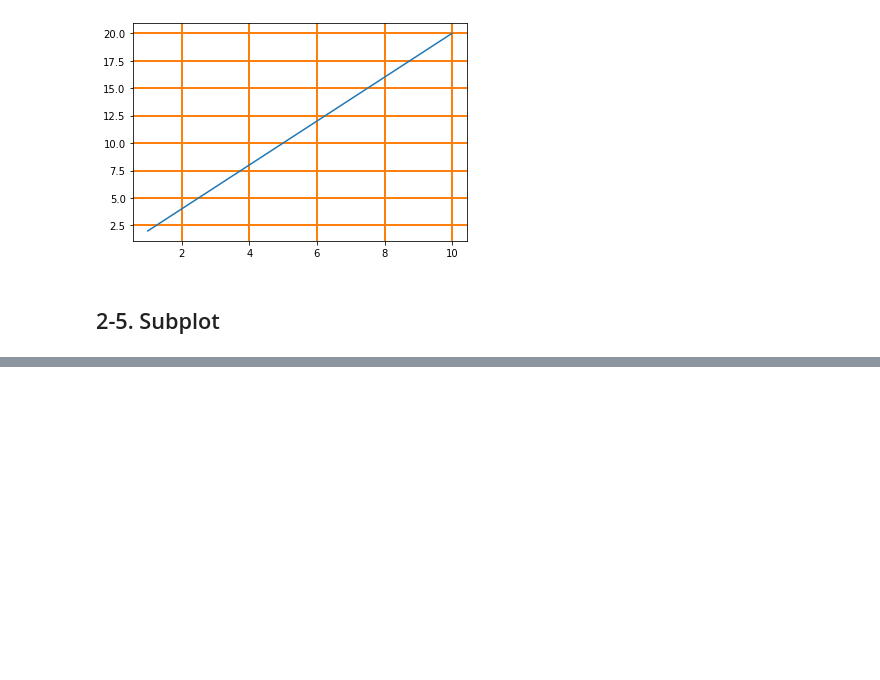
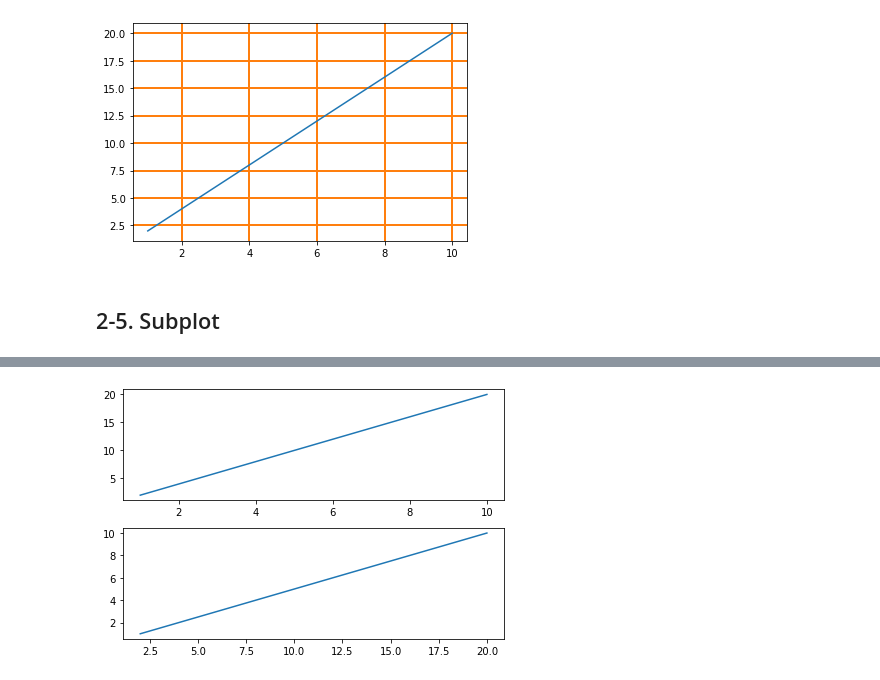
Before and after one commit to CraftyDragon678/study-bigdata, a Jupyter notebook: 30_데이터 시각화/02_Line Plot.ipynb, the cells around one changed output, grey strips where cells are left out. Saved outputs shown, nothing was run; the diff lists cells and outputs as text; code cells hidden in the pictures; blank space fills up the shorter version.

```diff
--- a/30_데이터 시각화/02_Line Plot.ipynb
+++ b/30_데이터 시각화/02_Line Plot.ipynb
@@ -148,0 +189,10 @@ plt.show()
+# %%
+# 3. subplots()
+fig, axes = plt.subplots(2, 1)  # row, col
+axes[0].plot(x, y)
+axes[1].plot(y, x)
+
+plt.tight_layout()
+plt.show()
+# %% [output]
+[figure, added]
```
Also changed, not shown: parts of 18 cells of this notebook, 1 other file.
